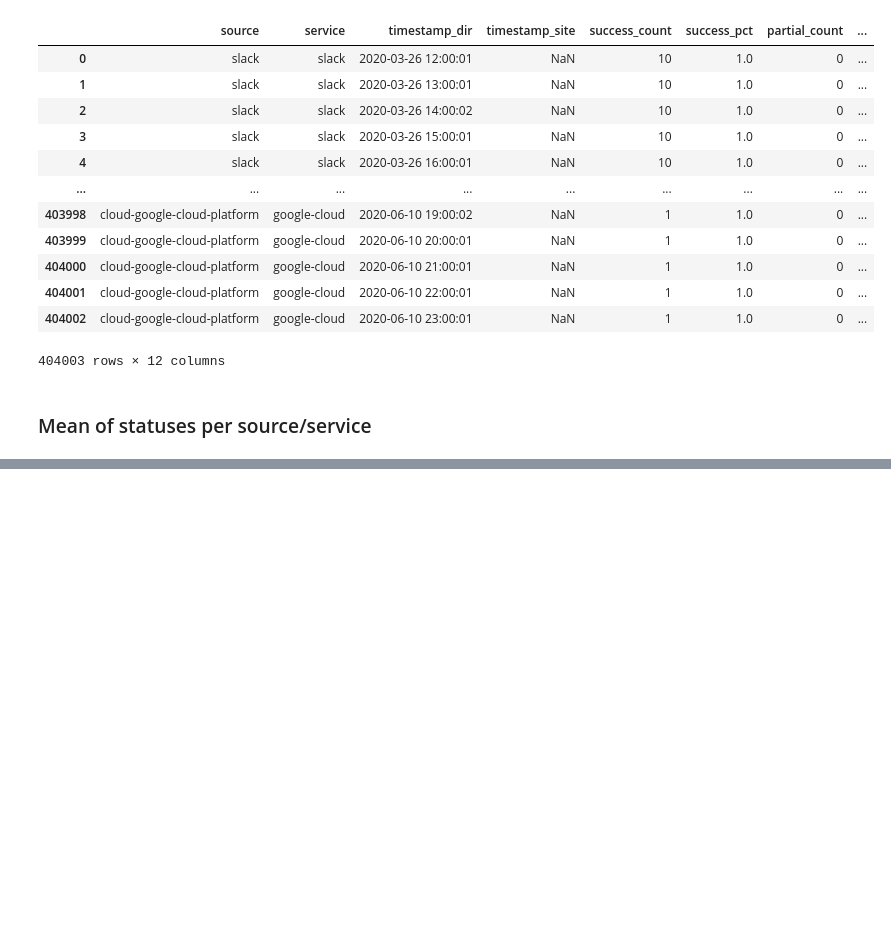
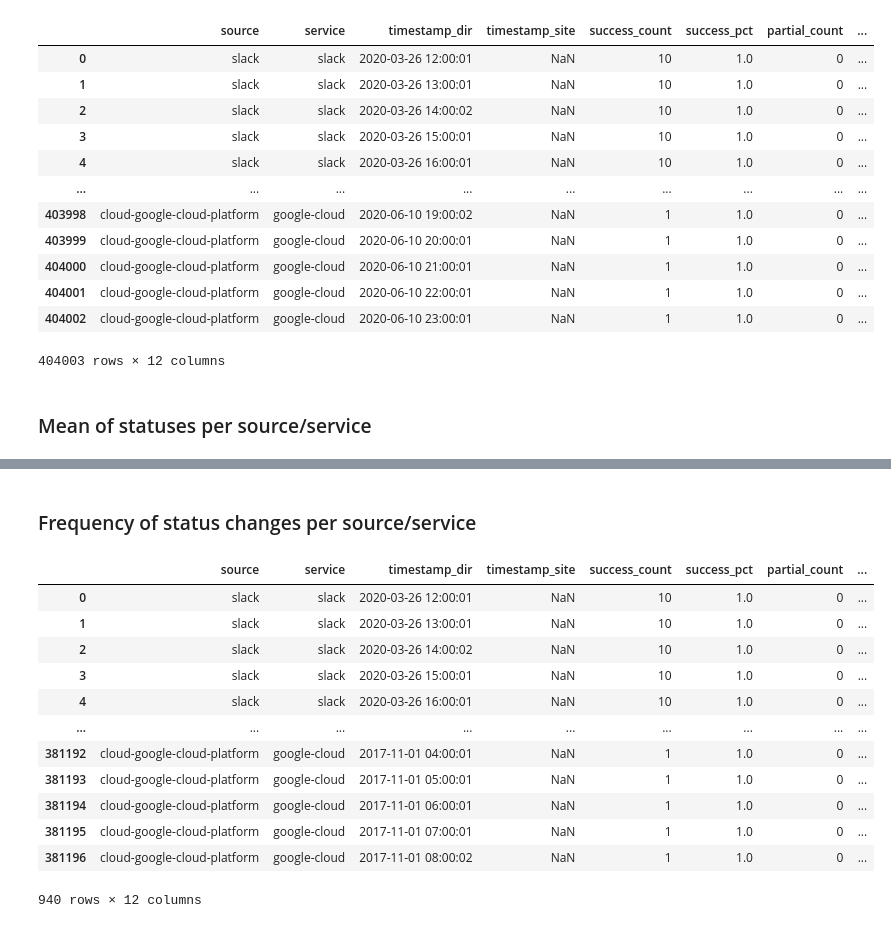
Before and after one commit to shanemin/thesis-msc-cloud-failures, a Jupyter notebook: scripts/stats/analysis.ipynb, the cells around one changed output, grey strips where cells are left out. Saved outputs shown, nothing was run; the diff lists cells and outputs as text; code cells hidden in the pictures; blank space fills up the shorter version.

```diff
--- a/scripts/stats/analysis.ipynb
+++ b/scripts/stats/analysis.ipynb
@@ -45,3 +45,22 @@ df_mean
 | github-status | github | 0.996964 | 0.002711 | 0.000325 | 0.000000 |
 | slack | slack | 0.980163 | 0.019837 | 0.000000 | 0.000000 |
 188 rows × 4 columns
+# %% [markdown]
+### Frequency of status changes per source/service
+# %%
+df_grouped = df.groupby(['source','service'])
+df_grouped.head()
+# %% [output]
+|  | source | service | timestamp_dir | timestamp_site | success_count | success_pct | partial_count | ... |
+| 0 | slack | slack | 2020-03-26 12:00:01 | NaN | 10 | 1.0 | 0 | ... |
+| 1 | slack | slack | 2020-03-26 13:00:01 | NaN | 10 | 1.0 | 0 | ... |
+| 2 | slack | slack | 2020-03-26 14:00:02 | NaN | 10 | 1.0 | 0 | ... |
+| 3 | slack | slack | 2020-03-26 15:00:01 | NaN | 10 | 1.0 | 0 | ... |
+| 4 | slack | slack | 2020-03-26 16:00:01 | NaN | 10 | 1.0 | 0 | ... |
+| ... | ... | ... | ... | ... | ... | ... | ... | ... |
+| 381192 | cloud-google-cloud-platform | google-cloud | 2017-11-01 04:00:01 | NaN | 1 | 1.0 | 0 | ... |
+| 381193 | cloud-google-cloud-platform | google-cloud | 2017-11-01 05:00:01 | NaN | 1 | 1.0 | 0 | ... |
+| 381194 | cloud-google-cloud-platform | google-cloud | 2017-11-01 06:00:01 | NaN | 1 | 1.0 | 0 | ... |
+| 381195 | cloud-google-cloud-platform | google-cloud | 2017-11-01 07:00:01 | NaN | 1 | 1.0 | 0 | ... |
+| 381196 | cloud-google-cloud-platform | google-cloud | 2017-11-01 08:00:02 | NaN | 1 | 1.0 | 0 | ... |
+940 rows × 12 columns
```
Also changed, not shown: parts of 5 cells of this notebook, 4 other files.
